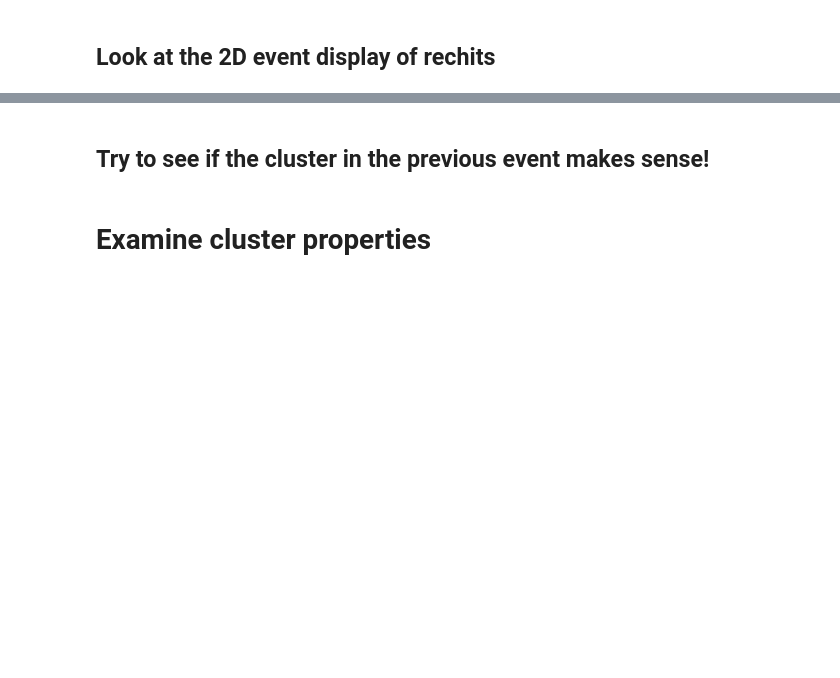
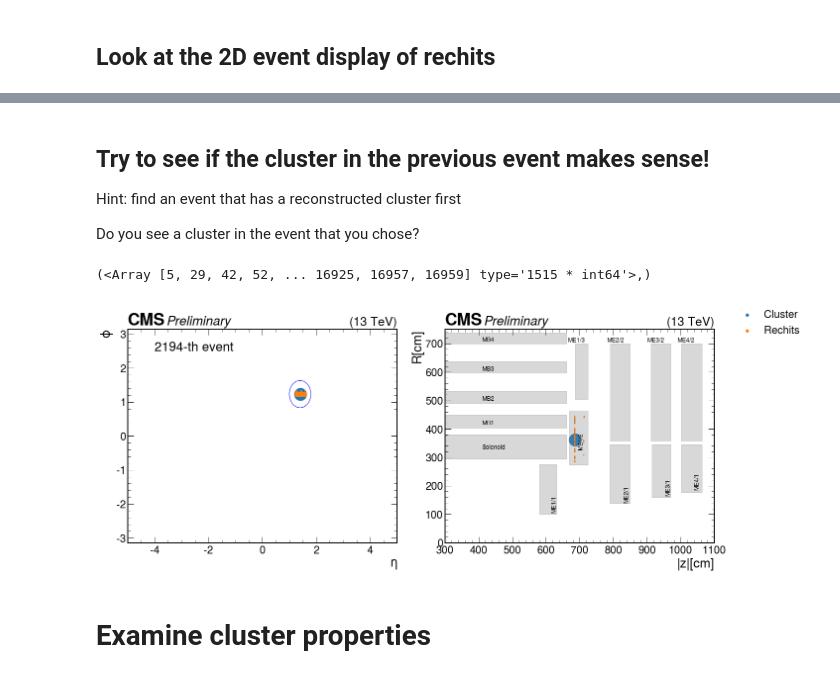
Before and after one commit to Christinaw97/MDS_CMSDAS, a Jupyter notebook: scripts/MDS_reconstruction.ipynb, the cells around one changed output, grey strips where cells are left out. Cells and saved outputs as stored; diff of their text form; code cells hidden in the pictures; blank space fills up the shorter version.

```diff
--- a/scripts/MDS_reconstruction.ipynb
+++ b/scripts/MDS_reconstruction.ipynb
@@ -302,5 +282,5 @@ d_rechits.fields
 
 minPoint = 50
 dR = 0.2
-d_cls = DBScan(d_rechits,minPoint,dR)
+cls = DBScan(rechits,minPoint,dR)
 # %% [output]
@@ -319,7 +305,17 @@ cls.fields
 # %% [markdown]
 ## Try to see if the cluster in the previous event makes sense!
+Hint: find an event that has a reconstructed cluster first
+
+Do you see a cluster in the event that you chose?
+# %%
+# check which events have more than 1 cluster
+np.where(ak.num(cls)>=1)
+# %% [output]
+(<Array [5, 29, 42, 52, ... 16925, 16957, 16959] type='1515 * int64'>,)
 # %%
-displayRZ(2,rechits,cls)
+displayRZ(2194,rechits,cls)
+# %% [output]
+[figure, added]
 # %% [markdown]
 # Examine cluster properties
 # %%
```
Also changed, not shown: parts of 40 cells of this notebook.
